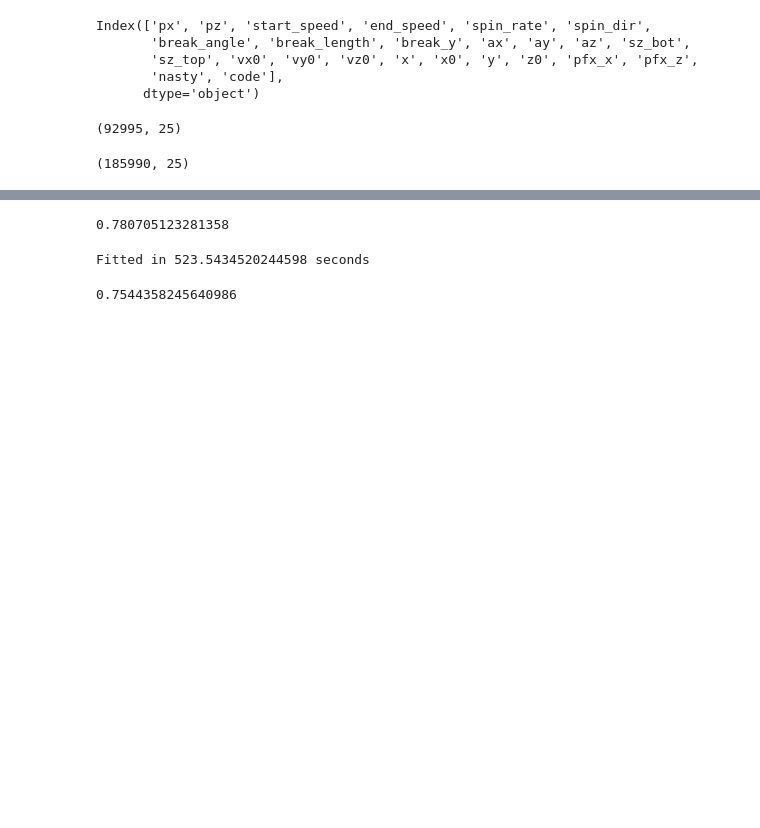
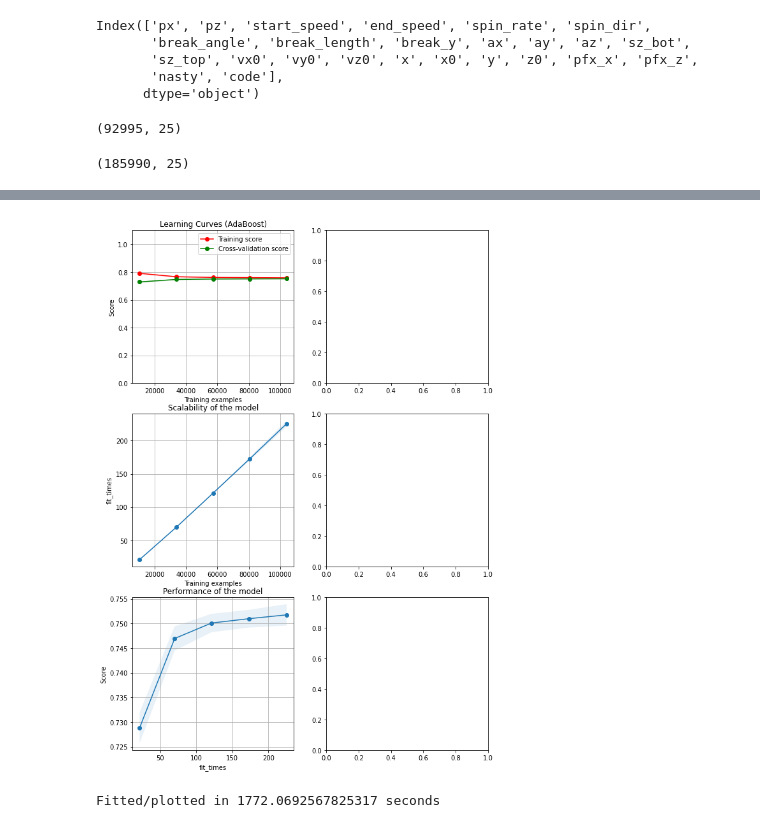
Before and after one commit to anaconda121/Whiff-Rate, a Jupyter notebook: Models/SK Learn Models.ipynb, the cells around one changed output, grey strips where cells are left out. Drawn from its saved outputs; the diff is of its cells as text; code cells hidden in the pictures; blank space fills up the shorter version.

```diff
--- a/Models/SK Learn Models.ipynb
+++ b/Models/SK Learn Models.ipynb
@@ -202,14 +216,0 @@ print("Fitted in %s seconds" % (time.time() - st))
-# %%
-gb_scaled.score(features_test_scaled, labels_test)
-# %% [output]
-0.780705123281358
-# %%
-st = time.time()
-ab = AdaBoostClassifier(n_estimators=1000).fit(features_train, labels_train)
-print("Fitted in %s seconds" % (time.time() - st))
-# %% [output]
-Fitted in 523.5434520244598 seconds
-# %%
-ab.score(features_test, labels_test)
-# %% [output]
-0.7544358245640986
@@ -215,0 +220,12 @@ ab.score(features_test, labels_test)
+# %%
+ab = AdaBoostClassifier(n_estimators=1000)
+st = time.time()
+fig, axes = plt.subplots(3, 2, figsize=(10,15))
+title = "Learning Curves (AdaBoost)"
+cv = ShuffleSplit(n_splits=10, test_size=0.2, random_state=0)
+plot_learning_curve(ab, title, features_train, labels_train, axes=axes[:,0],ylim=(0,1.1),cv=cv,n_jobs=4)
+plt.show()
+print("Fitted/plotted in %s seconds" % (time.time() - st))
+# %% [output]
+[figure, added]
+Fitted/plotted in 1772.0692567825317 seconds
```
Also changed, not shown: parts of 20 cells of this notebook, 3 other files.
